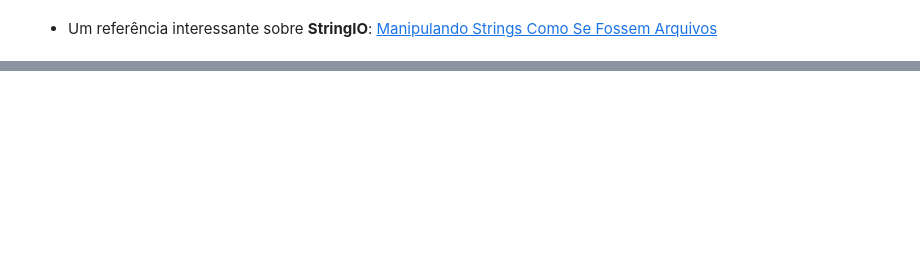
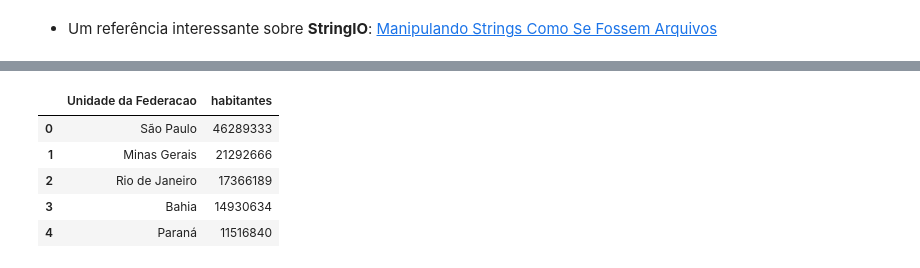
Before and after one commit to diascarolina/data-science-bootcamp, a Jupyter notebook: modulo2/aulas_desafios_modulo2.ipynb, the cells around one changed output, grey strips where cells are left out. Saved outputs shown, nothing was run; the diff lists cells and outputs as text; code cells hidden in the pictures; blank space fills up the shorter version.

```diff
--- a/modulo2/aulas_desafios_modulo2.ipynb
+++ b/modulo2/aulas_desafios_modulo2.ipynb
@@ -120,0 +210,17 @@ Então vamos em frente.
+# %%
+pop = pop.drop(['Posição', '% da pop. total', 'País comparável (habitantes)'], axis = 1)
+# %%
+pop.columns = ['Unidade da Federacao', 'habitantes']
+
+# nessa parte tive diversos bugs pois inicialmente fiz uma listas de listas, quando é necessário apenas uma única lista
+# %%
+pop["habitantes"] = pop["habitantes"].str.replace(" ", "").astype(int)
+# %%
+pop.head()
+# %% [output]
+|  | Unidade da Federacao | habitantes |
+| 0 | São Paulo | 46289333 |
+| 1 | Minas Gerais | 21292666 |
+| 2 | Rio de Janeiro | 17366189 |
+| 3 | Bahia | 14930634 |
+| 4 | Paraná | 11516840 |
```
Also changed, not shown: parts of 37 cells of this notebook, 1 other file.
